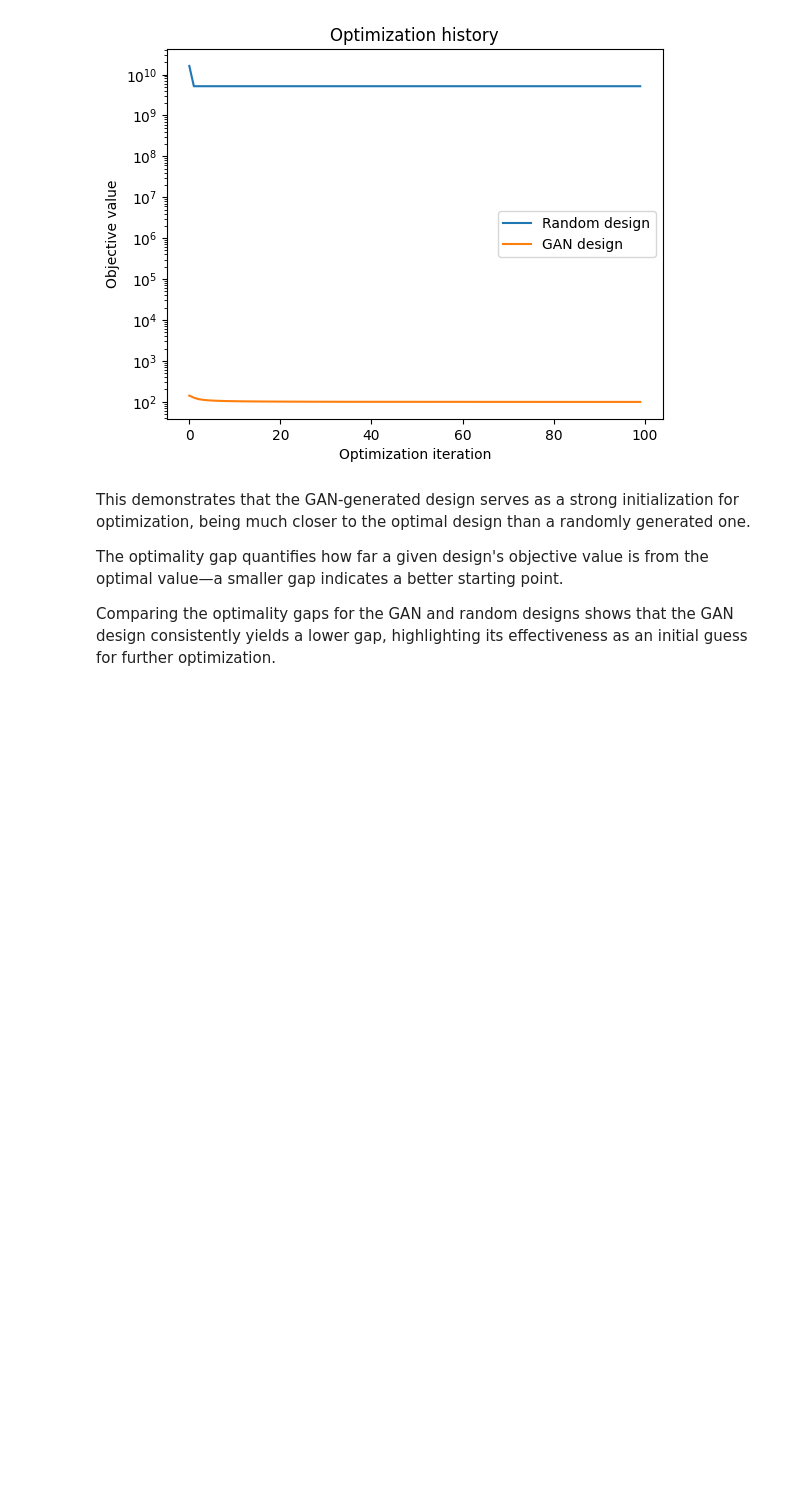
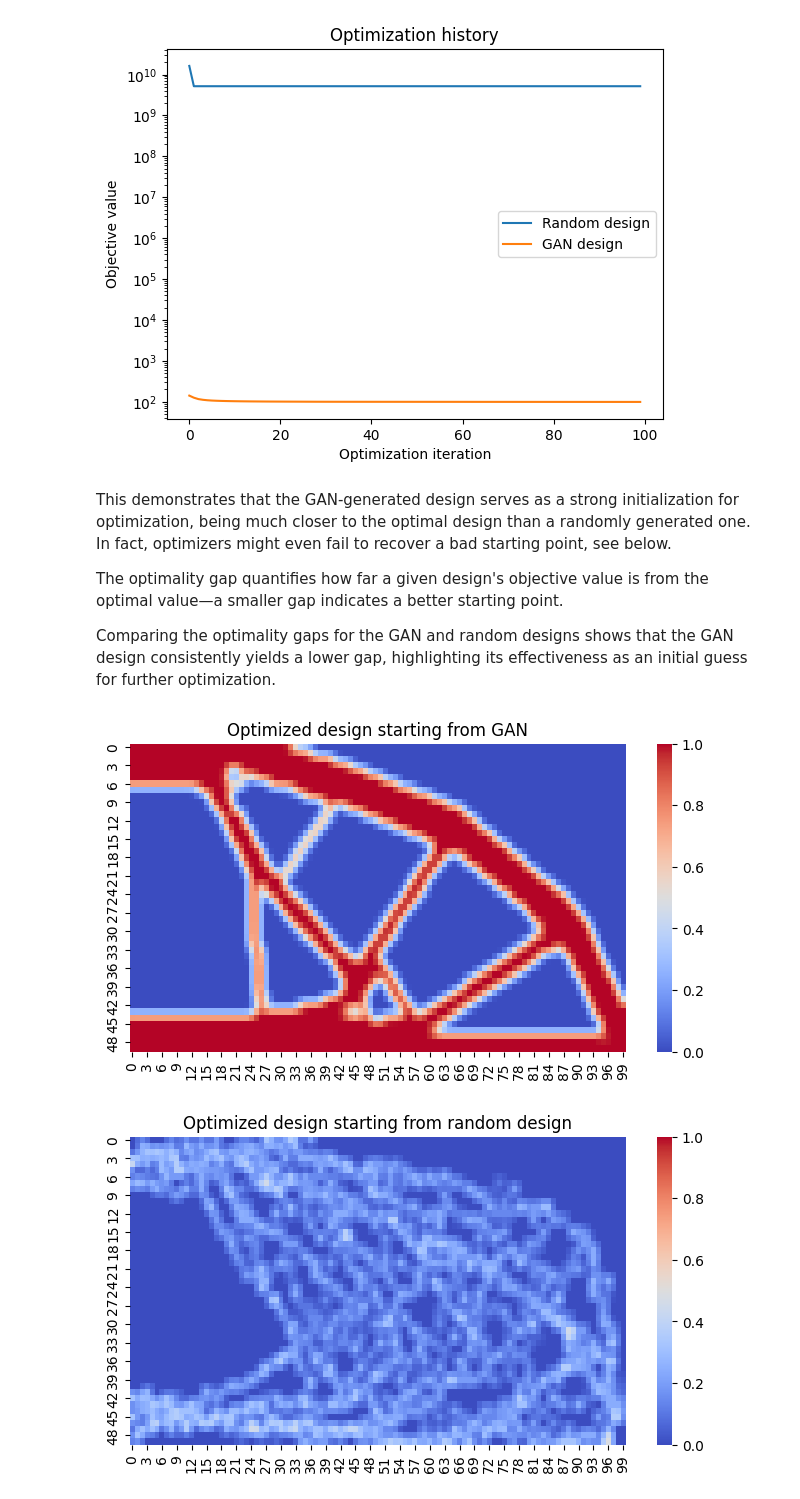
Before and after one commit to Psych17101/EngiOpt, a Jupyter notebook: example_easy_model.ipynb, the cells around one changed output. Drawn from its saved outputs; the diff is of its cells as text; code cells hidden in the pictures; blank space fills up the shorter version.

Commit message:
add final plot

```diff
--- a/example_easy_model.ipynb
+++ b/example_easy_model.ipynb
@@ -263,8 +263,21 @@ plt.show()
 # %% [output]
 [figure]
 # %% [markdown]
-This demonstrates that the GAN-generated design serves as a strong initialization for optimization, being much closer to the optimal design than a randomly generated one.
+This demonstrates that the GAN-generated design serves as a strong initialization for optimization, being much closer to the optimal design than a randomly generated one. In fact, optimizers might even fail to recover a bad starting point, see below.
 
 The optimality gap quantifies how far a given design's objective value is from the optimal value—a smaller gap indicates a better starting point.
 
 Comparing the optimality gaps for the GAN and random designs shows that the GAN design consistently yields a lower gap, highlighting its effectiveness as an initial guess for further optimization.
+# %%
+# finally let's have a look at the optimized designs
+opt_gans = opt_designs[design_nb]
+
+fig, ax = problem.render(opt_gans)
+fig2, ax2 = problem.render(opt_design_random)
+ax.set_title("Optimized design starting from GAN")
+ax2.set_title("Optimized design starting from random design")
+
+plt.show()
+# %% [output]
+[figure, added]
+[figure, added]
```
